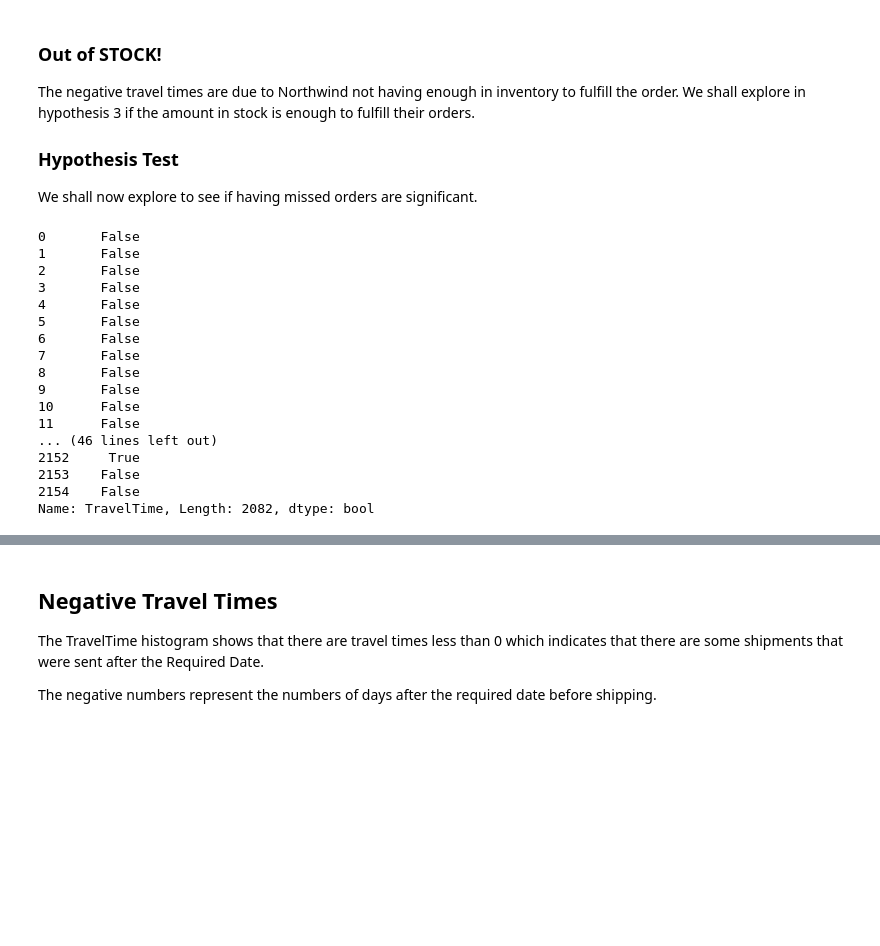
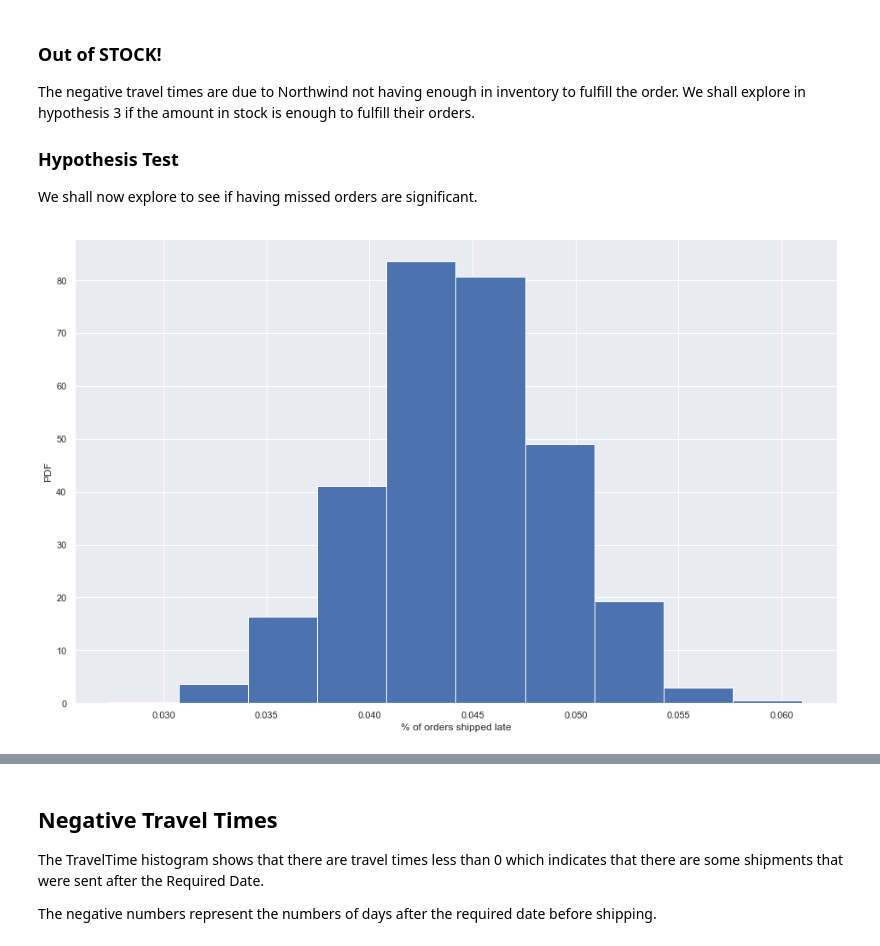
Before and after one commit to nitdip/dsc-2-final-project-online-ds-pt-100118, a Jupyter notebook: student.ipynb, the cells around one changed output, grey strips where cells are left out. Saved outputs shown, nothing was run; the diff lists cells and outputs as text; code cells hidden in the pictures; blank space fills up the shorter version.

```diff
--- a/student.ipynb
+++ b/student.ipynb
@@ -656,20 +657,0 @@ travelunder = test_df2['TravelTime'] >= 0
-# %%
-travelover
-# %% [output]
-0       False
-1       False
-2       False
-3       False
-4       False
-5       False
-6       False
-7       False
-8       False
-9       False
-10      False
-11      False
-... (46 lines left out)
-2152     True
-2153    False
-2154    False
-Name: TravelTime, Length: 2082, dtype: bool
@@ -675,0 +660,15 @@ Name: TravelTime, Length: 2082, dtype: bool
+# %%
+# create a random sample of
+travel_arr = np.empty(shape=10000)
+for i in range(10000):
+    travel_sample = np.random.choice(test_df2['TravelTime'], len(test_df2['TravelTime']))
+    travel_arr[i] = np.sum(travel_sample < 0) / travel_sample.size
+# %%
+#creating a probability density
+_ = plt.figure(figsize=(16, 10))
+_ = plt.hist(travel_arr, bins=10, normed=True)
+_ = plt.xlabel('% of orders shipped late')
+_ = plt.ylabel('PDF')
+plt.show()
+# %% [output]
+[figure, added]
```
Also changed, not shown: parts of 26 cells of this notebook.
